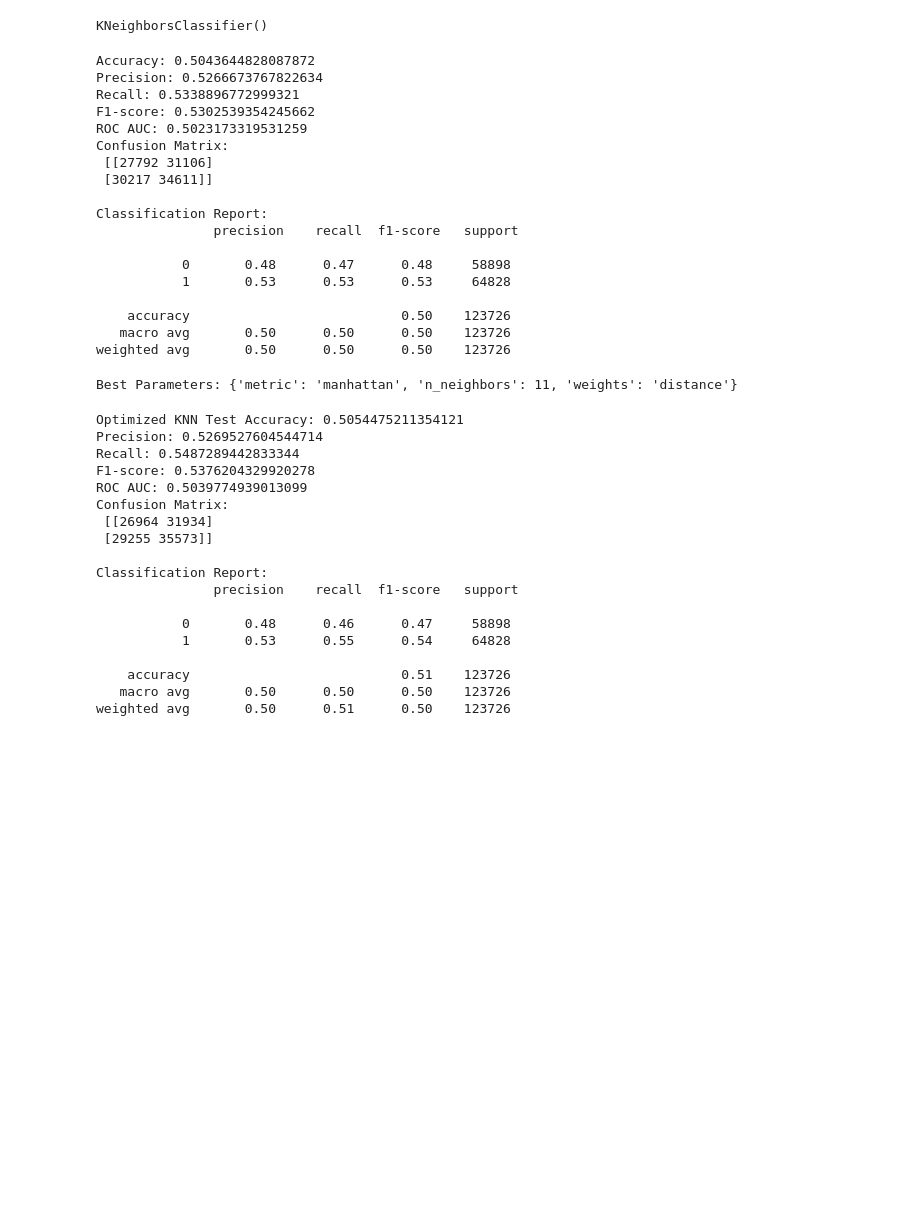
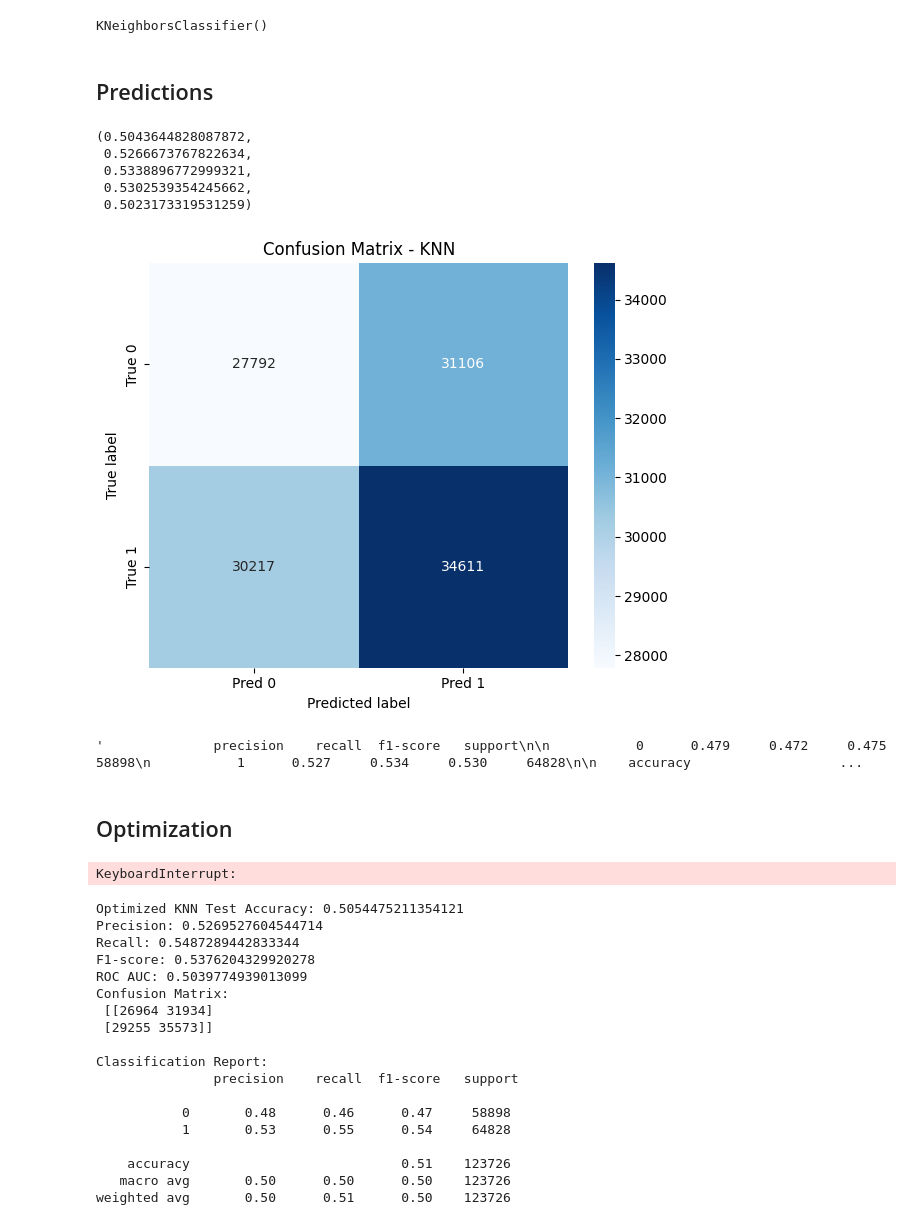
Before and after one commit to 4GeeksAcademy/sp-ml-20-final-project-g3, a Jupyter notebook: src/model-knn-obj1-josefina.ipynb, the cells around one changed output. Cells and saved outputs as stored; diff of their text form; code cells hidden in the pictures; blank space fills up the shorter version.

Commit message:
[model] knn advances

```diff
--- a/src/model-knn-obj1-josefina.ipynb
+++ b/src/model-knn-obj1-josefina.ipynb
@@ -30,6 +34,8 @@ model = KNeighborsClassifier()
 model.fit(X_train, y_train.values.ravel())
 # %% [output]
 KNeighborsClassifier()
+# %% [markdown]
+## Predictions
 # %%
 # Make predictions on the test set
 y_pred = model.predict(X_test)
@@ -43,31 +49,32 @@ model_f1 = f1_score(y_test, y_pred)
 model_roc_auc = roc_auc_score(y_test, y_proba)
 model_cm = confusion_matrix(y_test, y_pred)
 model_report = classification_report(y_test, y_pred)
-
-print("Accuracy:", model_accuracy)
-print("Precision:", model_precision)
-print("Recall:", model_recall)
-print("F1-score:", model_f1)
-print("ROC AUC:", model_roc_auc)
-print("Confusion Matrix:\n", model_cm)
-print("\nClassification Report:\n", model_report)
-# %% [output]
-Accuracy: 0.5043644828087872
-Precision: 0.5266673767822634
-Recall: 0.5338896772999321
-F1-score: 0.5302539354245662
-ROC AUC: 0.5023173319531259
-Confusion Matrix:
- [[27792 31106]
- [30217 34611]]
-
-Classification Report:
-               precision    recall  f1-score   support
-
-           0       0.48      0.47      0.48     58898
-           1       0.53      0.53      0.53     64828
-
-    accuracy                           0.50    123726
-   macro avg       0.50      0.50      0.50    123726
-weighted avg       0.50      0.50      0.50    123726
+# %%
+# Showing results
+model_accuracy, model_precision, model_recall, model_f1, model_roc_auc
+# %% [output]
+(0.5043644828087872,
+ 0.5266673767822634,
+ 0.5338896772999321,
+ 0.5302539354245662,
+ 0.5023173319531259)
+# %%
+# Plotting confussion matrix
+plt.figure(figsize=(6, 5))
+sns.heatmap(model_cm, annot=True, fmt="d", xticklabels=["Pred 0", "Pred 1"], yticklabels=["True 0", "True 1"])
+
+plt.title("Confusion Matrix - KNN")
+plt.ylabel("True label")
+plt.xlabel("Predicted label")
+plt.tight_layout()
+plt.show()
+# %% [output]
+[figure, added]
+# %%
+# Classification report
+classification_report(y_test, y_pred, digits=3)
+# %% [output]
+'              precision    recall  f1-score   support\n\n           0      0.479     0.472     0.475     58898\n           1      0.527     0.534     0.530     64828\n\n    accuracy                   ...
+# %% [markdown]
+## Optimization
 # %%
@@ -93,9 +93,9 @@ grid_search = GridSearchCV(
 grid_search.fit(X_train, y_train.values.ravel())
 
 # Looking for best parameters
-print("Best Parameters:", grid_search.best_params_)
+grid_search.best_params_
 # %% [output]
-Best Parameters: {'metric': 'manhattan', 'n_neighbors': 11, 'weights': 'distance'}
+KeyboardInterrupt:
 # %%
 # Evaluate optimized model on the test set
 grid_model = grid_search.best_estimator_
```
Also changed, not shown: parts of 6 cells of this notebook.
